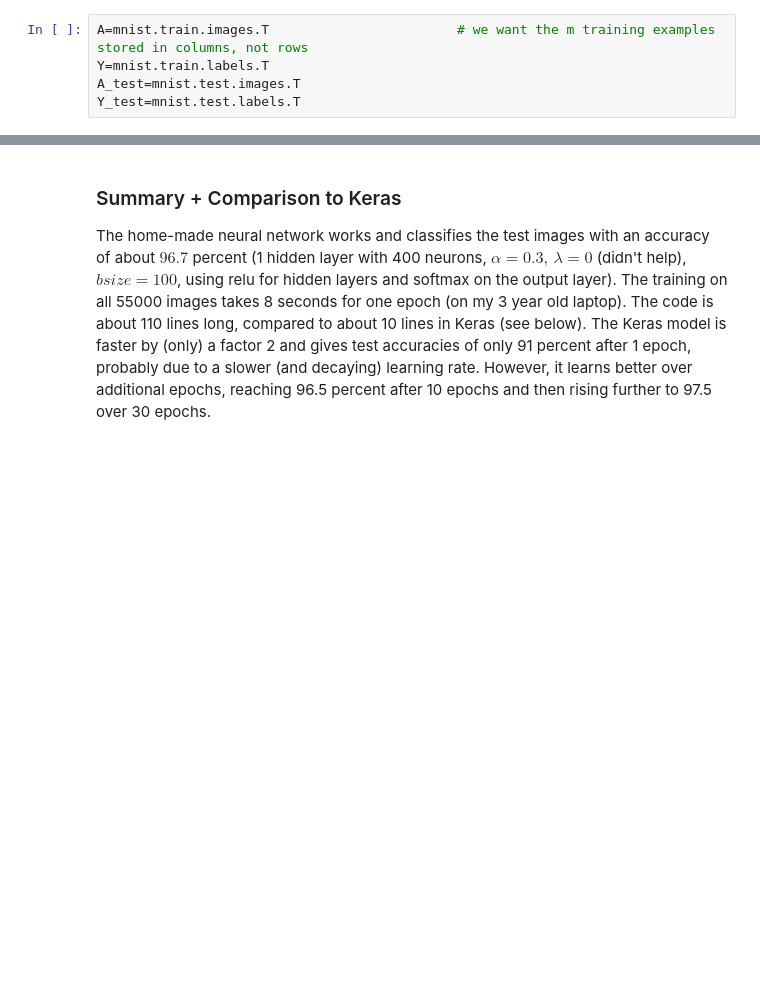
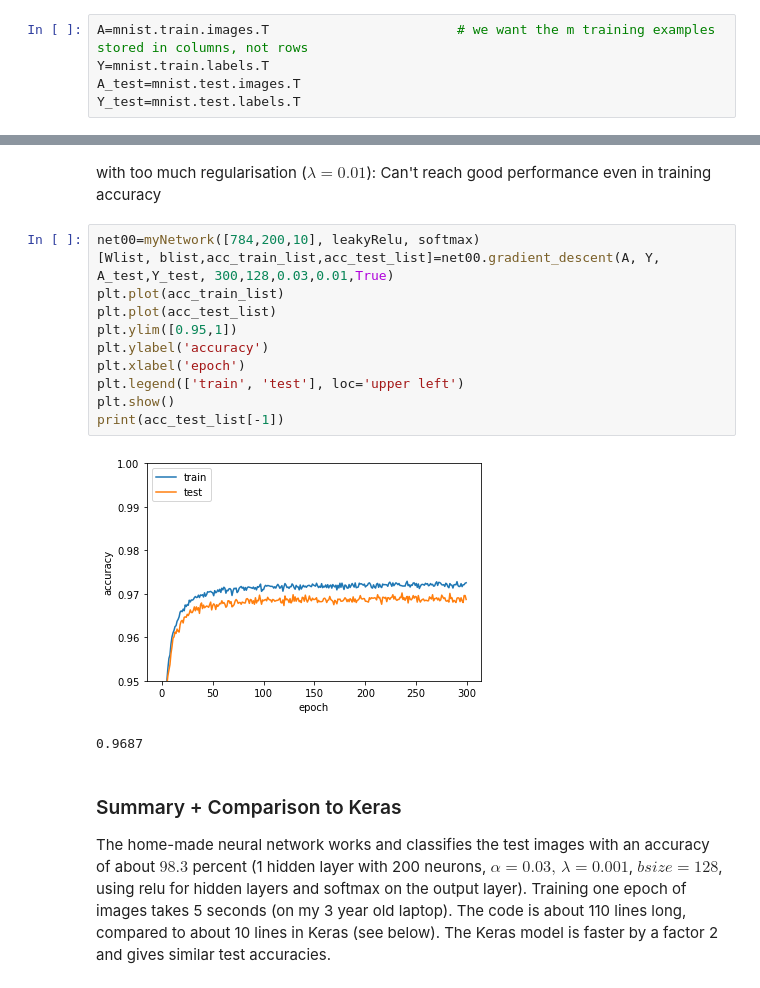
Before and after one commit to moritzhambach/MNIST---classifying-handwritten-digits, a Jupyter notebook: A Neural Network from scratch.ipynb, the cells around one changed output, grey strips where cells are left out. Cells and saved outputs as stored; diff of their text form; blank space fills up the shorter version.

```diff
--- a/A Neural Network from scratch.ipynb
+++ b/A Neural Network from scratch.ipynb
@@ -253,3 +320,19 @@ test accuracy=0.96668+-0.00221033934046
+# %% [markdown]
+with too much regularisation ($\lambda=0.01$): Can't reach good performance even in training accuracy
+# %%
+net00=myNetwork([784,200,10], leakyRelu, softmax)
+[Wlist, blist,acc_train_list,acc_test_list]=net00.gradient_descent(A, Y, A_test,Y_test, 300,128,0.03,0.01,True)
+plt.plot(acc_train_list)
+plt.plot(acc_test_list)
+plt.ylim([0.95,1])
+plt.ylabel('accuracy')
+plt.xlabel('epoch')
+plt.legend(['train', 'test'], loc='upper left')
+plt.show()
+print(acc_test_list[-1])
+# %% [output]
+[figure, added]
+0.9687
 # %% [markdown]
 ### Summary + Comparison to Keras
-The home-made neural network works and classifies the test images with an accuracy of about $96.7$ percent (1 hidden layer with 400 neurons, $\alpha=0.3, \,\lambda=0$ (didn't help), $bsize=100$, using relu for hidden layers and softmax on the output layer). The training on all 55000 images takes 8 seconds for one epoch (on my 3 year old laptop). The code is about 110 lines long, compared to about 10 lines in Keras (see below). The Keras model is faster by (only) a factor 2 and gives test accuracies of only 91 percent after 1 epoch, probably due to a slower (and decaying) learning rate. However, it learns better over additional epochs, reaching 96.5 percent after 10 epochs and then rising further to 97.5 over 30 epochs.
+The home-made neural network works and classifies the test images with an accuracy of about $98.3$ percent (1 hidden layer with 200 neurons, $\alpha=0.03, \,\lambda=0.001$, $bsize=128$, using relu for hidden layers and softmax on the output layer). Training one epoch of images takes 5 seconds (on my 3 year old laptop). The code is about 110 lines long, compared to about 10 lines in Keras (see below). The Keras model is faster by a factor 2 and gives similar test accuracies.
```
Also changed, not shown: parts of 17 cells of this notebook.
